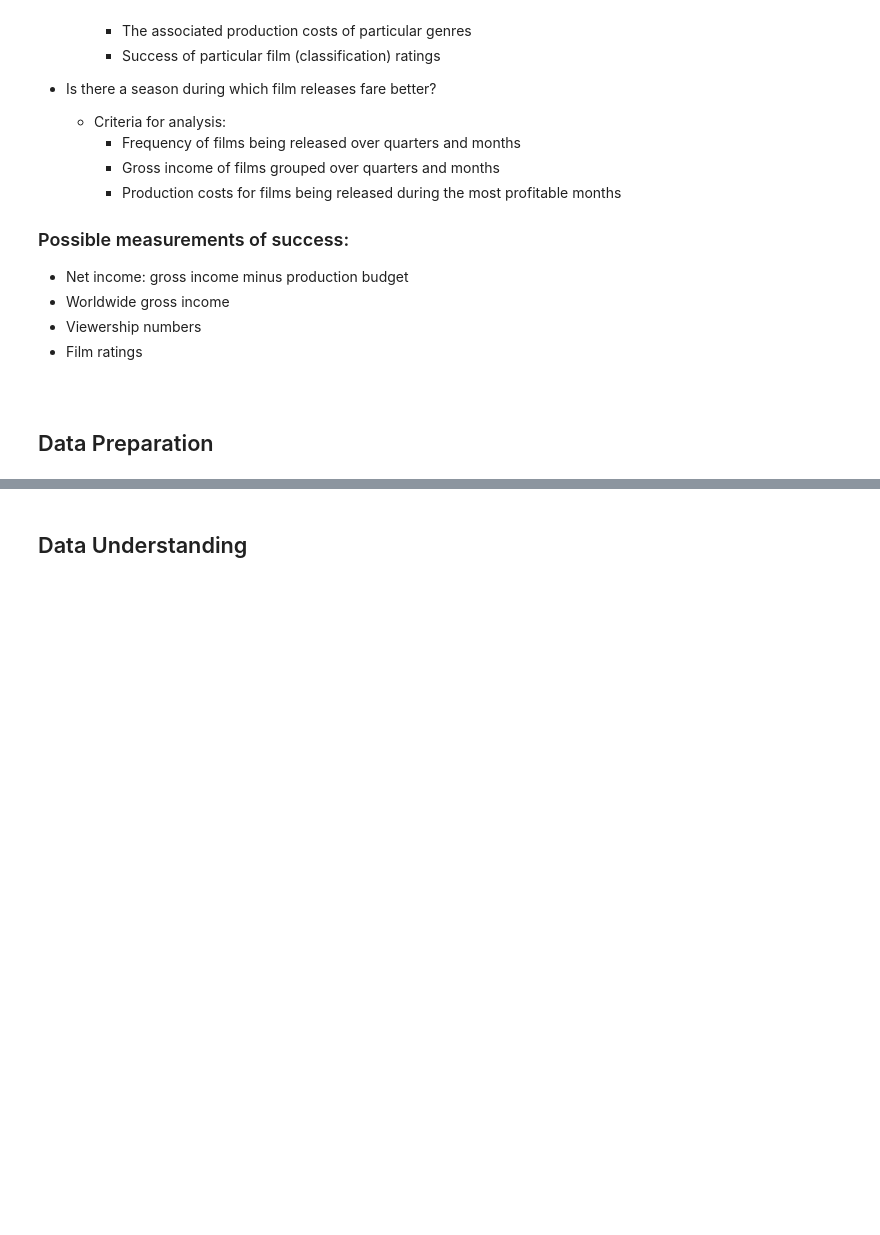
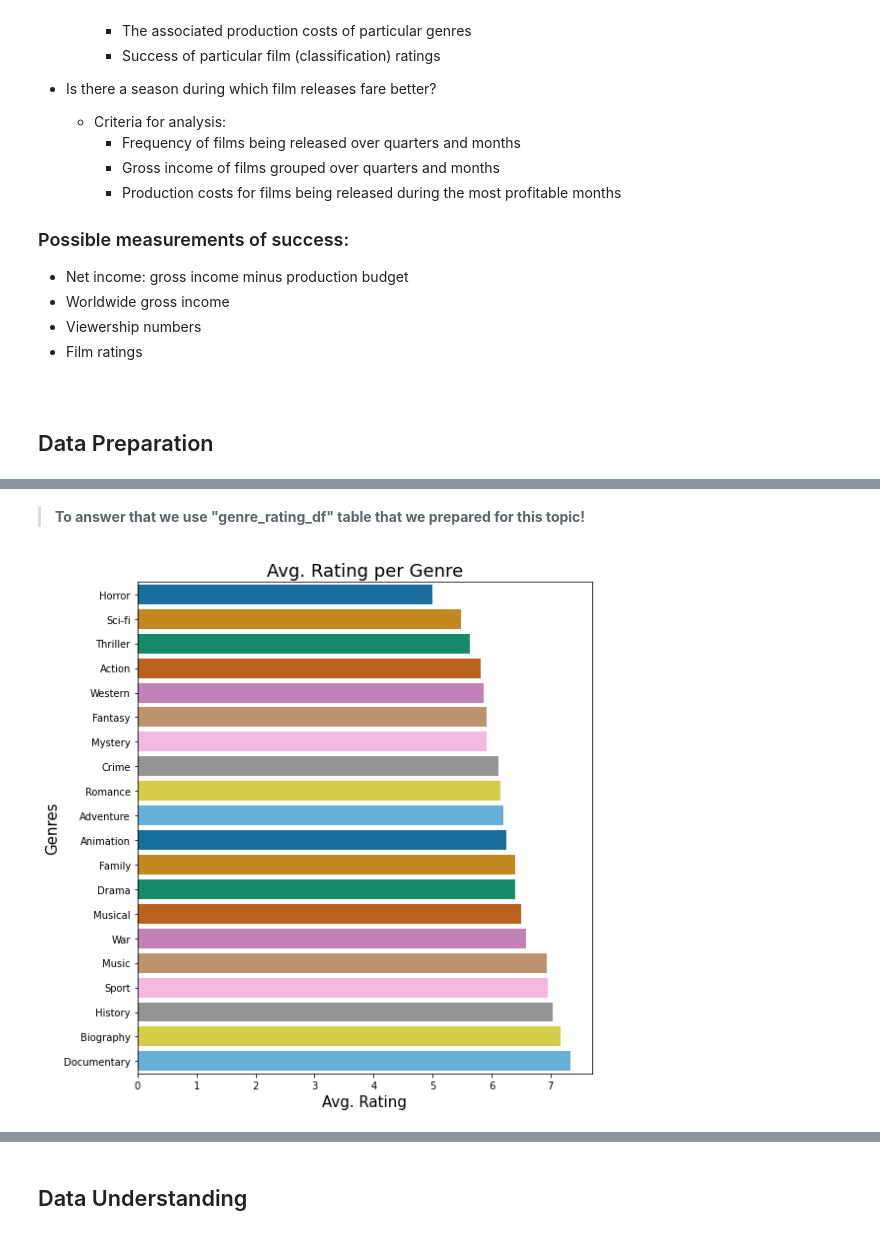
Before and after one commit to learn-co-curriculum/dsc-phase-1-project, a Jupyter notebook: final-notebook-outline.ipynb, the cells around one changed output, grey strips where cells are left out. Cells and saved outputs as stored; diff of their text form; code cells hidden in the pictures; blank space fills up the shorter version.

```diff
--- a/final-notebook-outline.ipynb
+++ b/final-notebook-outline.ipynb
@@ -46,0 +223,4 @@ In order to generate actionable insights for this stakeholder, we are inspecting
+# %%
+genre_rating_df = []
+for genre in listatest:
+    genre_rating_df.append(get_df_genre(genre))
@@ -46,0 +255,10 @@ In order to generate actionable insights for this stakeholder, we are inspecting
+# %%
+def avg_rating_genre(dataframe):
+    '''
+    This function gets the avarage(mean) rating based on the Genre
+    '''
+    return(dataframe['averagerating'].mean())
+# %%
+avg_rating_per_genre = []
+for rating in genre_rating_df:
+    avg_rating_per_genre.append(avg_rating_genre(rating))
@@ -46,0 +313,14 @@ In order to generate actionable insights for this stakeholder, we are inspecting
+# %% [markdown]
+> **To answer that we use "genre_rating_df" table that we prepared for this topic!**
+# %%
+df1 = pd.DataFrame({"Avg. Rating":avg_rating_per_genre, "Genres":listatest})
+# %%
+plt.figure(figsize=(8,8))
+sns.barplot(x="Avg. Rating", y = "Genres", palette='colorblind', data=df1, errcolor='.95', order=df1.sort_values("Avg. Rating").Genres)
+plt.xlabel("Avg. Rating", size=15)
+plt.ylabel("Genres", size=15)
+plt.title("Avg. Rating per Genre", size=18)
+plt.tight_layout()
+plt.savefig("barplot_Seaborn_Python.png", dpi=100)
+# %% [output]
+[figure, added]
```
Also changed, not shown: parts of 61 cells of this notebook.
